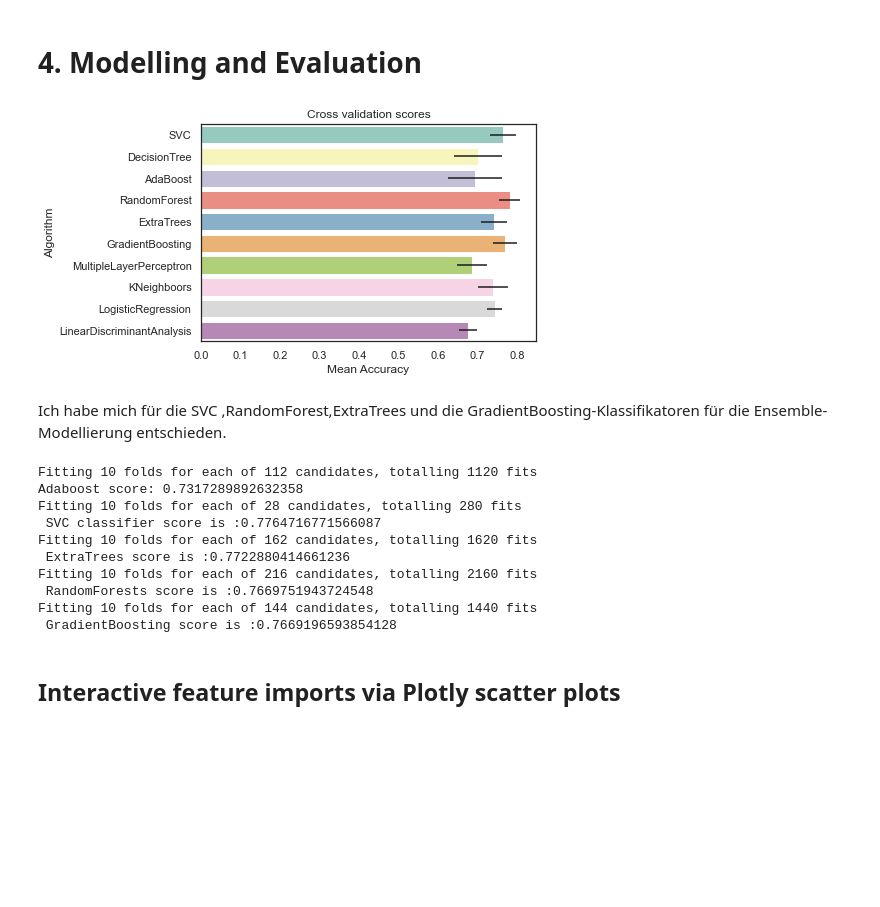
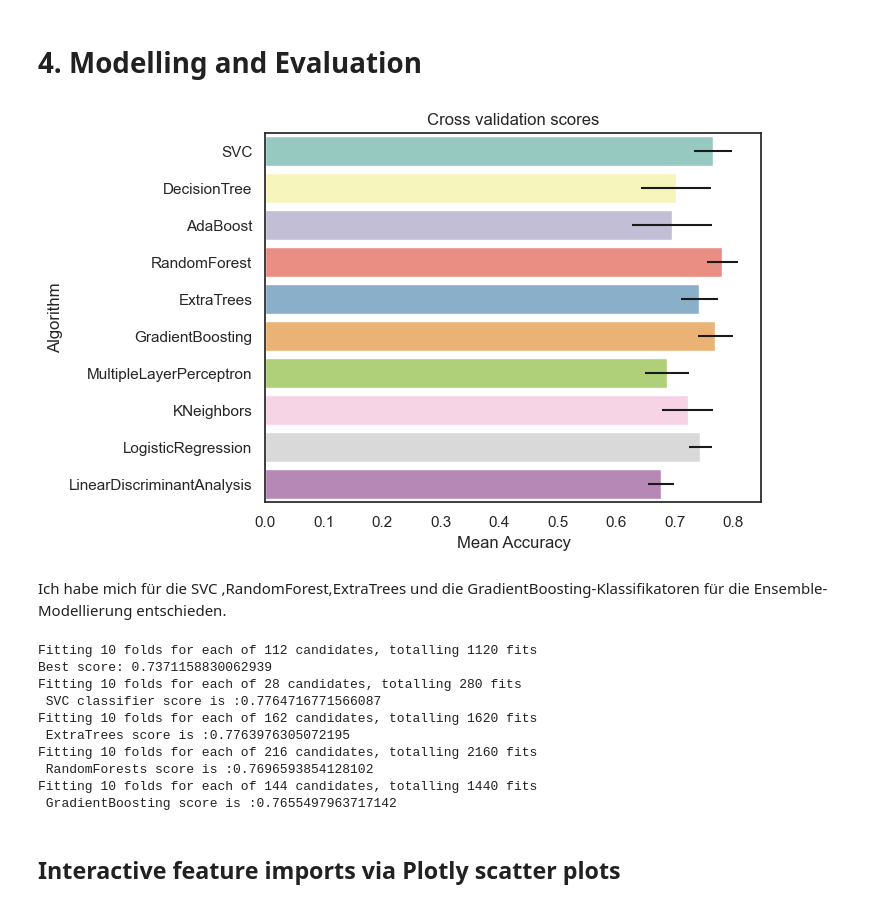
Before and after one commit to AlexRossmann/machine-learning-services, a Jupyter notebook: Success Predicition/Prediction of Successful or Failed Startups/notebook.ipynb, the cells around one changed output. Cells and saved outputs as stored; diff of their text form; code cells hidden in the pictures; blank space fills up the shorter version.

```diff
--- a/Success Predicition/Prediction of Successful or Failed Startups/notebook.ipynb
+++ b/Success Predicition/Prediction of Successful or Failed Startups/notebook.ipynb
@@ -330,38 +317,45 @@ X_train, X_test, y_train, y_test=train_test_split(X,y,test_size=0.2, random_stat
 kfold = StratifiedKFold(n_splits=10)
 
 # Modeling step Test differents algorithms
 random_state = 2
 classifiers = []
 classifiers.append(SVC(random_state=random_state))
 classifiers.append(DecisionTreeClassifier(random_state=random_state))
 classifiers.append(AdaBoostClassifier(DecisionTreeClassifier(random_state=random_state),random_state=random_state,learning_rate=0.1))
 classifiers.append(RandomForestClassifier(random_state=random_state))
 classifiers.append(ExtraTreesClassifier(random_state=random_state))
 classifiers.append(GradientBoostingClassifier(random_state=random_state))
 classifiers.append(MLPClassifier(random_state=random_state))
 classifiers.append(KNeighborsClassifier())
 classifiers.append(LogisticRegression(random_state = random_state))
 classifiers.append(LinearDiscriminantAnalysis())
 
 cv_results = []
 for classifier in classifiers :
     cv_results.append(cross_val_score(classifier, X_train, y = y_train, scoring = "accuracy", cv = kfold, n_jobs=-1))
 
 cv_means = []
 cv_std = []
 for cv_result in cv_results:
     cv_means.append(cv_result.mean())
     cv_std.append(cv_result.std())
 
-cv_res = pd.DataFrame({"CrossValMeans":cv_means,"CrossValerrors": cv_std,"Algorithm":["SVC","DecisionTree","AdaBoost",
-"RandomForest","ExtraTrees","GradientBoosting","MultipleLayerPerceptron","KNeighboors","LogisticRegression","LinearDiscriminantAnalysis"]})
+cv_res = pd.DataFrame({
+    "CrossValMeans": cv_means,
+    "CrossValerrors": cv_std,
+    "Algorithm": [
+        "SVC", "DecisionTree", "AdaBoost", "RandomForest", "ExtraTrees",
+        "GradientBoosting", "MultipleLayerPerceptron", "KNeighbors",
+        "LogisticRegression", "LinearDiscriminantAnalysis"
+    ]
+})
 
-g = sns.barplot("CrossValMeans","Algorithm",data = cv_res, palette="Set3",orient = "h",**{'xerr':cv_std})
+g = sns.barplot(x="CrossValMeans", y="Algorithm", data=cv_res, palette="Set3", orient="h", xerr=cv_res["CrossValerrors"])
 g.set_xlabel("Mean Accuracy")
-g = g.set_title("Cross validation scores")
+g.set_title("Cross validation scores")
 plt.show()
 # %% [output]
-[figure, old version]
+[figure, new version]
 # %% [markdown]
 Ich habe mich für die SVC ,RandomForest,ExtraTrees und die GradientBoosting-Klassifikatoren für die Ensemble-Modellierung entschieden.
 # %%
@@ -369,25 +363,27 @@ best_classifiers=[]
 # Adaboost
 
 ### META MODELING
-DTC = DecisionTreeClassifier()
+base_estimator = DecisionTreeClassifier()
 
-adaDTC = AdaBoostClassifier(DTC, random_state=7)
+adaDTC = AdaBoostClassifier(estimator=base_estimator, algorithm="SAMME", random_state=7)
 
-ada_param_grid = {"base_estimator__criterion" : ["gini", "entropy"],
-              "base_estimator__splitter" :   ["best", "random"],
-              "algorithm" : ["SAMME","SAMME.R"],
-              "n_estimators" :[1,2],
-              "learning_rate":  [0.0001, 0.001, 0.01, 0.1, 0.2, 0.3,1.5]}
+ada_param_grid = {
+    "estimator__criterion": ["gini", "entropy"],
+    "estimator__splitter": ["best", "random"],
+    "algorithm": ["SAMME", "SAMME.R"],
+    "n_estimators": [1, 2],
+    "learning_rate": [0.0001, 0.001, 0.01, 0.1, 0.2, 0.3, 1.5]
+}
 
-gsadaDTC = GridSearchCV(adaDTC,param_grid = ada_param_grid, cv=kfold, scoring="accuracy", n_jobs= -1, verbose = 1)
+# Perform grid search
+gsadaDTC = GridSearchCV(adaDTC, param_grid=ada_param_grid, cv=kfold, scoring="accuracy", n_jobs=-1, verbose=1)
+gsadaDTC.fit(X_train, y_train)
 
-gsadaDTC.fit(X_train,y_train)
-
+# Get the best estimator
 ada_best = gsadaDTC.best_estimator_
 
-# Best score
-print("Adaboost score: "+str(gsadaDTC.best_score_))
-
+# Print the best score
+print("Best score:", gsadaDTC.best_score_)
 
 ### SVC classifier
 SVMC = SVC(probability=True)
@@ -465,7 +461,7 @@ print(f' RandomForests score is :{RandomForests_score}')
 # Gradient boosting tunning
 
 GBC = GradientBoostingClassifier()
-gb_param_grid = {'loss' : ["deviance"],
+gb_param_grid = {'loss' : ["log_loss"],
               'n_estimators' : [100,200,1000],
               'learning_rate': [0.001,0.1, 0.05, 0.01,1,10],
               'max_depth': [4, 8],
@@ -487,15 +483,15 @@ GradientBoosting_score= gsGBC.best_score_
 print(f' GradientBoosting score is :{GradientBoosting_score}')
 # %% [output]
 Fitting 10 folds for each of 112 candidates, totalling 1120 fits
-Adaboost score: 0.7317289892632358
+Best score: 0.7371158830062939
 Fitting 10 folds for each of 28 candidates, totalling 280 fits
  SVC classifier score is :0.7764716771566087
 Fitting 10 folds for each of 162 candidates, totalling 1620 fits
- ExtraTrees score is :0.7722880414661236
+ ExtraTrees score is :0.7763976305072195
 Fitting 10 folds for each of 216 candidates, totalling 2160 fits
- RandomForests score is :0.7669751943724548
+ RandomForests score is :0.7696593854128102
 Fitting 10 folds for each of 144 candidates, totalling 1440 fits
- GradientBoosting score is :0.7669196593854128
+ GradientBoosting score is :0.7655497963717142
 # %% [markdown]
 ## Interactive feature imports via Plotly scatter plots
 # %% [markdown]
```
Also changed, not shown: parts of 15 cells of this notebook, 3 other files.
